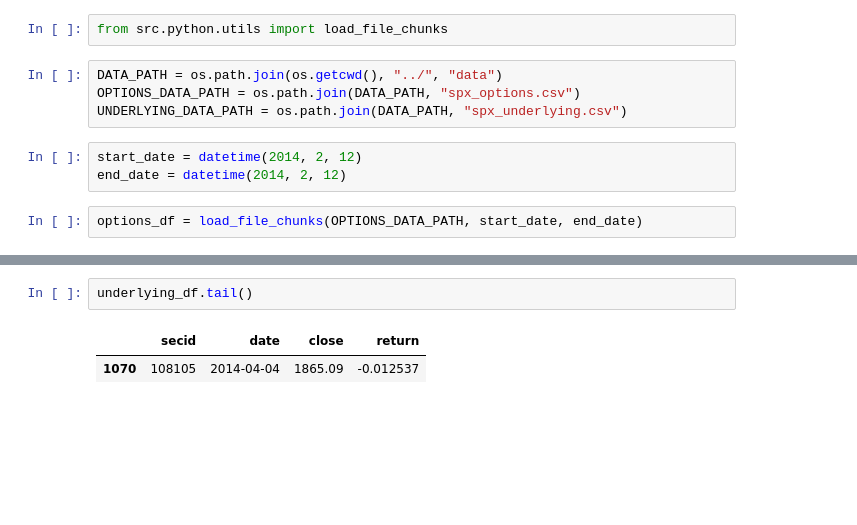
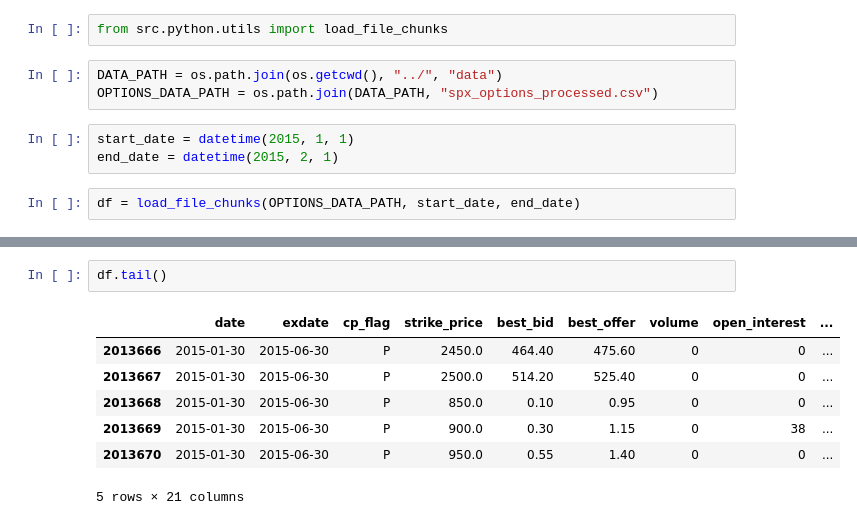
Before and after one commit to finsherwell/options-analyser, a Jupyter notebook: notebooks/data_exploration.ipynb, the cells around one changed output, grey strips where cells are left out. Saved outputs shown, nothing was run; the diff lists cells and outputs as text; blank space fills up the shorter version.

```diff
--- a/notebooks/data_exploration.ipynb
+++ b/notebooks/data_exploration.ipynb
@@ -12,10 +14,9 @@ from datetime import datetime
 from src.python.utils import load_file_chunks
 # %%
 DATA_PATH = os.path.join(os.getcwd(), "../", "data")
-OPTIONS_DATA_PATH = os.path.join(DATA_PATH, "spx_options.csv")
-UNDERLYING_DATA_PATH = os.path.join(DATA_PATH, "spx_underlying.csv")
+OPTIONS_DATA_PATH = os.path.join(DATA_PATH, "spx_options_processed.csv")
 # %%
-start_date = datetime(2014, 2, 12)
-end_date = datetime(2014, 2, 12)
+start_date = datetime(2015, 1, 1)
+end_date = datetime(2015, 2, 1)
 # %%
-options_df = load_file_chunks(OPTIONS_DATA_PATH, start_date, end_date)
+df = load_file_chunks(OPTIONS_DATA_PATH, start_date, end_date)
@@ -44,5 +33,10 @@ underlying_df = load_file_chunks(UNDERLYING_DATA_PATH, start_date_underlying, st
 # %%
-underlying_df.tail()
+df.tail()
 # %% [output]
-|  | secid | date | close | return |
-| 1070 | 108105 | 2014-04-04 | 1865.09 | -0.012537 |
+|  | date | exdate | cp_flag | strike_price | best_bid | best_offer | volume | open_interest | ... |
+| 2013666 | 2015-01-30 | 2015-06-30 | P | 2450.0 | 464.40 | 475.60 | 0 | 0 | ... |
+| 2013667 | 2015-01-30 | 2015-06-30 | P | 2500.0 | 514.20 | 525.40 | 0 | 0 | ... |
+| 2013668 | 2015-01-30 | 2015-06-30 | P | 850.0 | 0.10 | 0.95 | 0 | 0 | ... |
+| 2013669 | 2015-01-30 | 2015-06-30 | P | 900.0 | 0.30 | 1.15 | 0 | 38 | ... |
+| 2013670 | 2015-01-30 | 2015-06-30 | P | 950.0 | 0.55 | 1.40 | 0 | 0 | ... |
+5 rows × 21 columns
```
Also changed, not shown: parts of 10 cells of this notebook, 3 other files.
